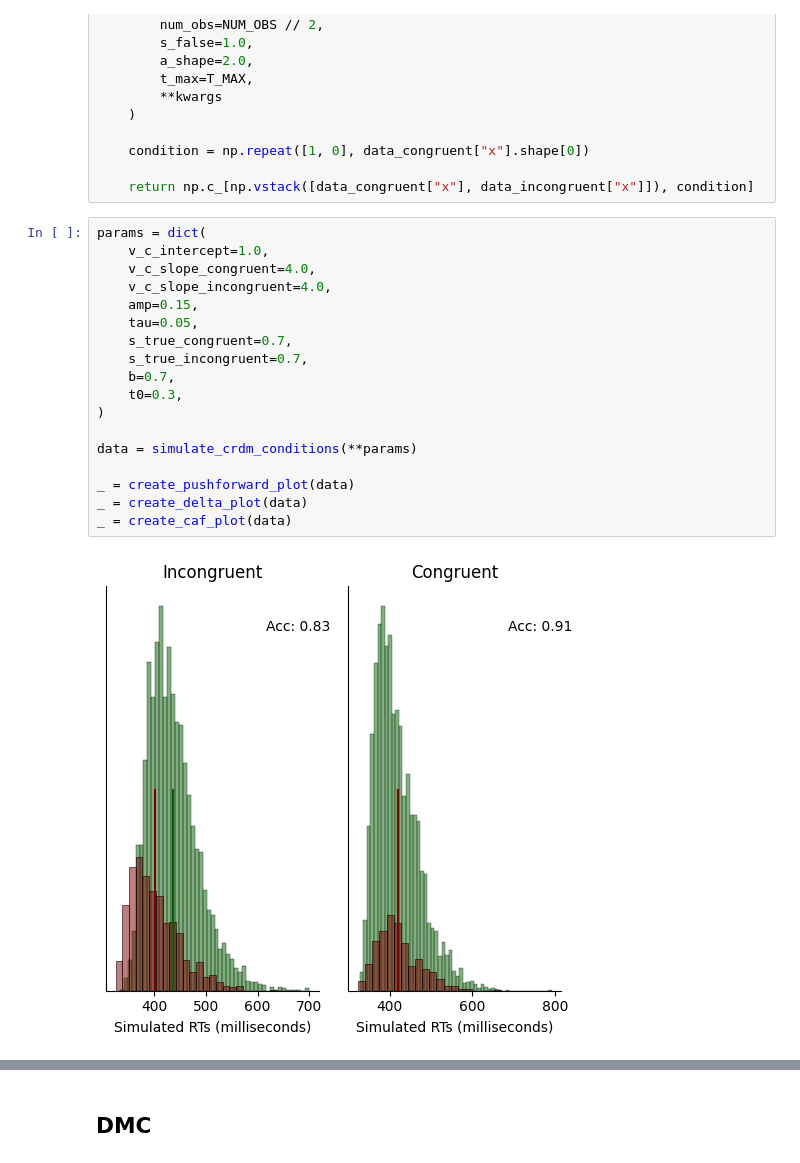
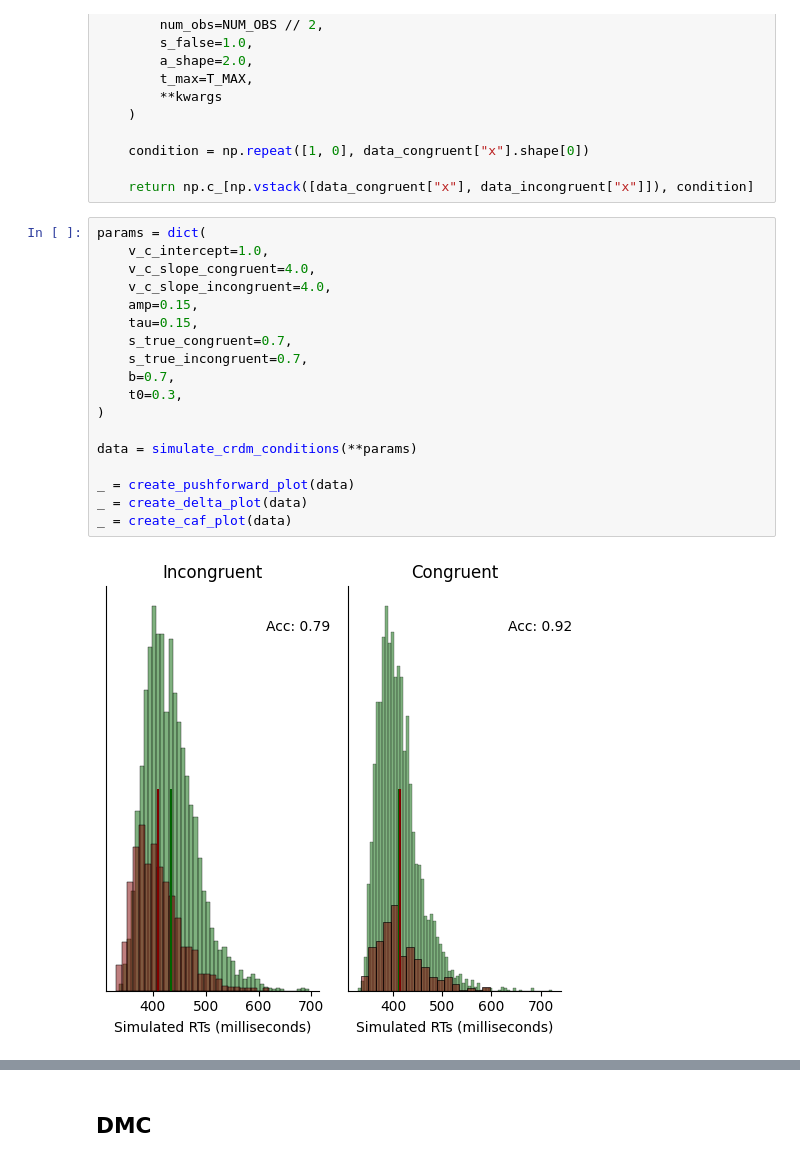
Before and after one commit to maltelueken/neural-race-model-estimation, a Jupyter notebook: notebooks/plot_delta_functions.ipynb, the cells around one changed output, grey strips where cells are left out. Drawn from its saved outputs; the diff is of its cells as text.

```diff
--- a/notebooks/plot_delta_functions.ipynb
+++ b/notebooks/plot_delta_functions.ipynb
@@ -325,20 +328,20 @@ def simulate_crdm_conditions(**kwargs):
 # %%
 params = dict(
     v_c_intercept=1.0,
     v_c_slope_congruent=4.0,
     v_c_slope_incongruent=4.0,
     amp=0.15,
-    tau=0.05,
+    tau=0.15,
     s_true_congruent=0.7,
     s_true_incongruent=0.7,
     b=0.7,
     t0=0.3,
 )
 
 data = simulate_crdm_conditions(**params)
 
 _ = create_pushforward_plot(data)
 _ = create_delta_plot(data)
 _ = create_caf_plot(data)
 # %% [output]
-[figure, old version]
+[figure, new version]
```
Also changed, not shown: parts of 14 cells of this notebook.
